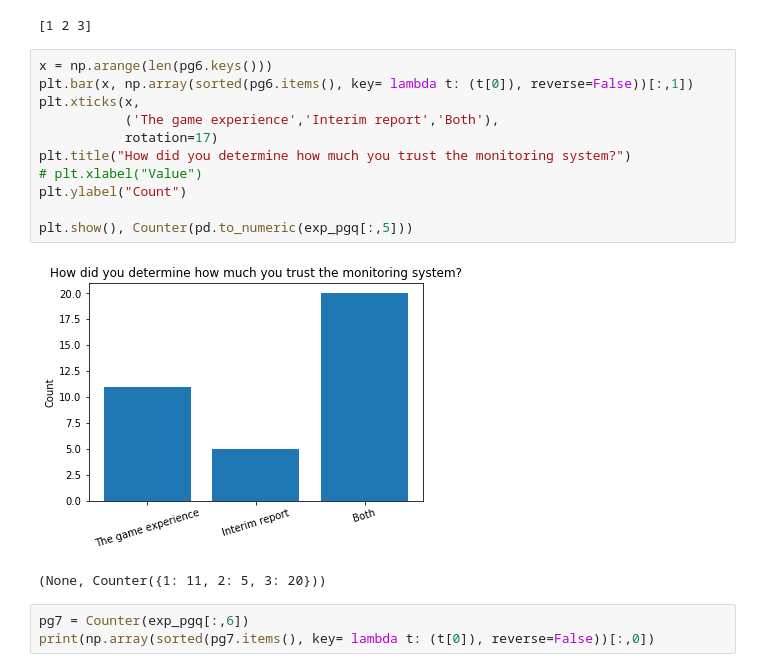
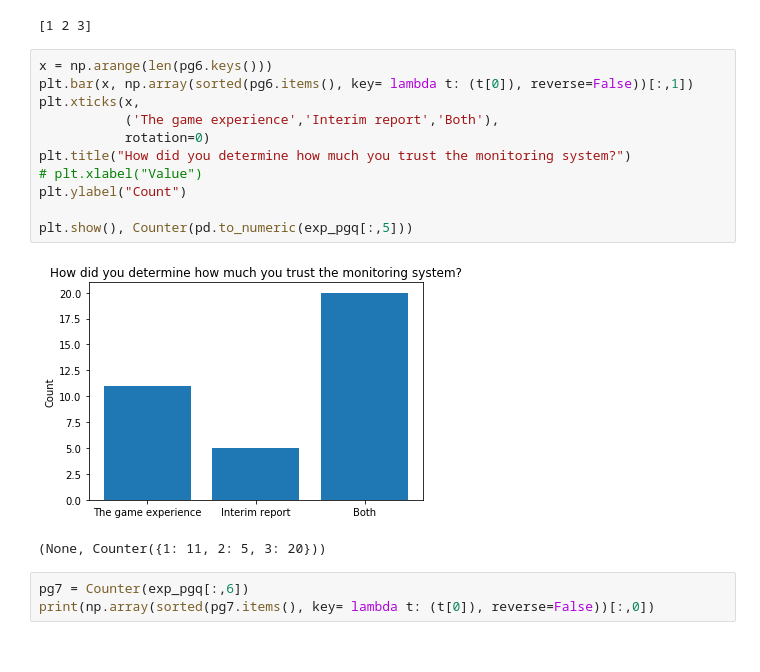
Before and after one commit to Kai-Monash/code, a Jupyter notebook: static_tests.ipynb, the cells around one changed output. Saved outputs shown, nothing was run; the diff lists cells and outputs as text.

```diff
--- a/static_tests.ipynb
+++ b/static_tests.ipynb
@@ -887,16 +1147,16 @@ print(np.array(sorted(pg6.items(), key= lambda t: (t[0]), reverse=False))[:,0])
 # %%
 x = np.arange(len(pg6.keys()))
 plt.bar(x, np.array(sorted(pg6.items(), key= lambda t: (t[0]), reverse=False))[:,1])
 plt.xticks(x,
            ('The game experience','Interim report','Both'),
-           rotation=17)
+           rotation=0)
 plt.title("How did you determine how much you trust the monitoring system?")
 # plt.xlabel("Value")
 plt.ylabel("Count")
 
 plt.show(), Counter(pd.to_numeric(exp_pgq[:,5]))
 # %% [output]
-[figure, old version]
+[figure, new version]
 (None, Counter({1: 11, 2: 5, 3: 20}))
 # %%
 pg7 = Counter(exp_pgq[:,6])
```
Also changed, not shown: parts of 70 cells of this notebook, 2 other files.
